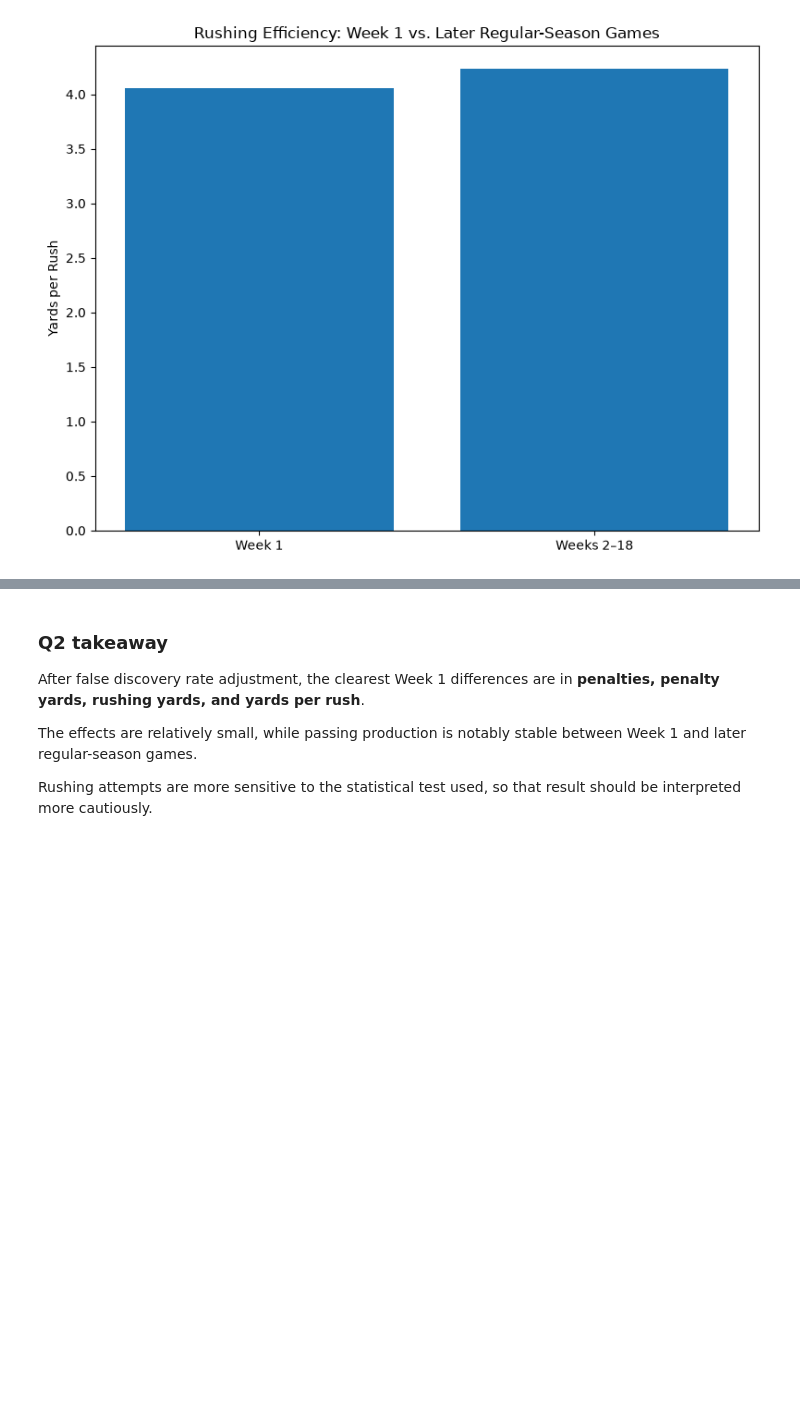
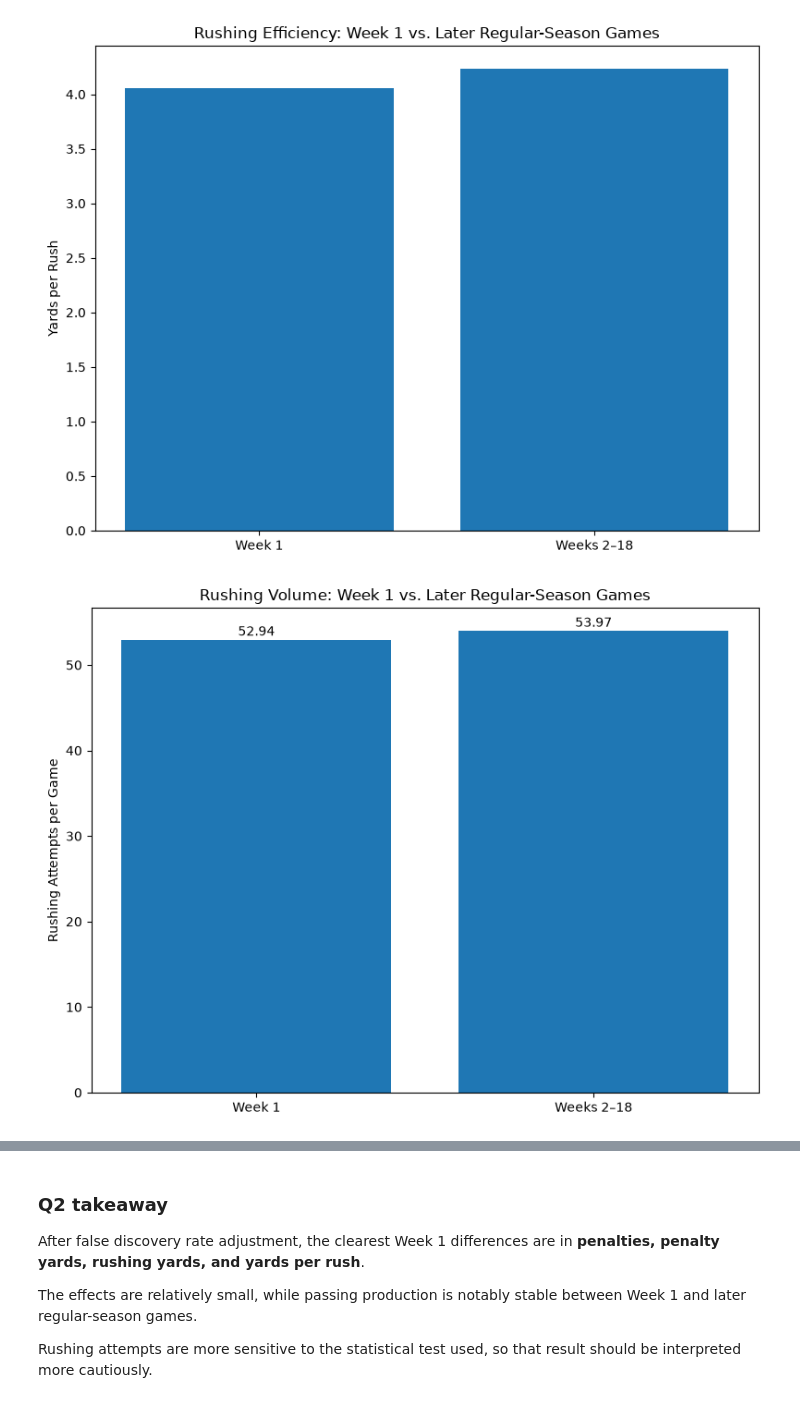
Before and after one commit to natelewis17/Is_NFL_Week1_Chaotic, a Jupyter notebook: notebooks/03_statistical_analysis.ipynb, the cells around one changed output, grey strips where cells are left out. Cells and saved outputs as stored; diff of their text form; code cells hidden in the pictures; blank space fills up the shorter version.

Commit message:
changes to statisticial_analysis visualizations

```diff
--- a/notebooks/03_statistical_analysis.ipynb
+++ b/notebooks/03_statistical_analysis.ipynb
@@ -370,3 +358,38 @@ plt.tight_layout()
 plt.show()
 # %% [output]
 [figure]
+# %%
+## 2.8 Rushing volume
+
+periods = [
+    "Week 1",
+    "Weeks 2–18",
+]
+
+values = [
+    week1_attempts,
+    later_attempts,
+]
+
+plt.figure(figsize=(8, 6))
+
+bars = plt.bar(
+    periods,
+    values,
+)
+
+plt.ylabel("Rushing Attempts per Game")
+plt.title("Rushing Volume: Week 1 vs. Later Regular-Season Games")
+
+for bar, value in zip(bars, values):
+    plt.text(
+        bar.get_x() + bar.get_width() / 2,
+        bar.get_height() + 0.5,
+        f"{value:.2f}",
+        ha="center",
+    )
+
+plt.tight_layout()
+plt.show()
+# %% [output]
+[figure, added]
```
Also changed, not shown: parts of 11 cells of this notebook.
